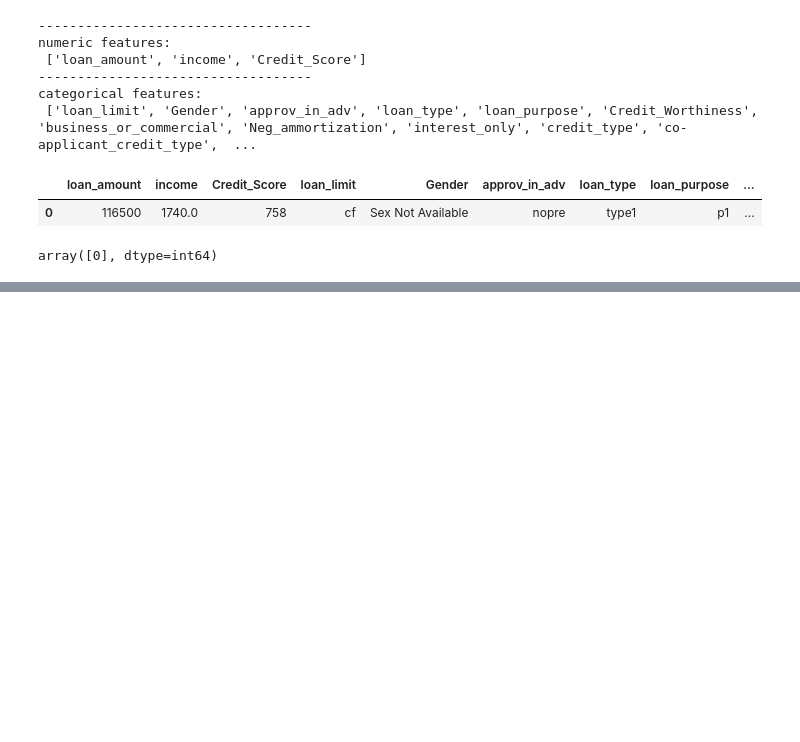
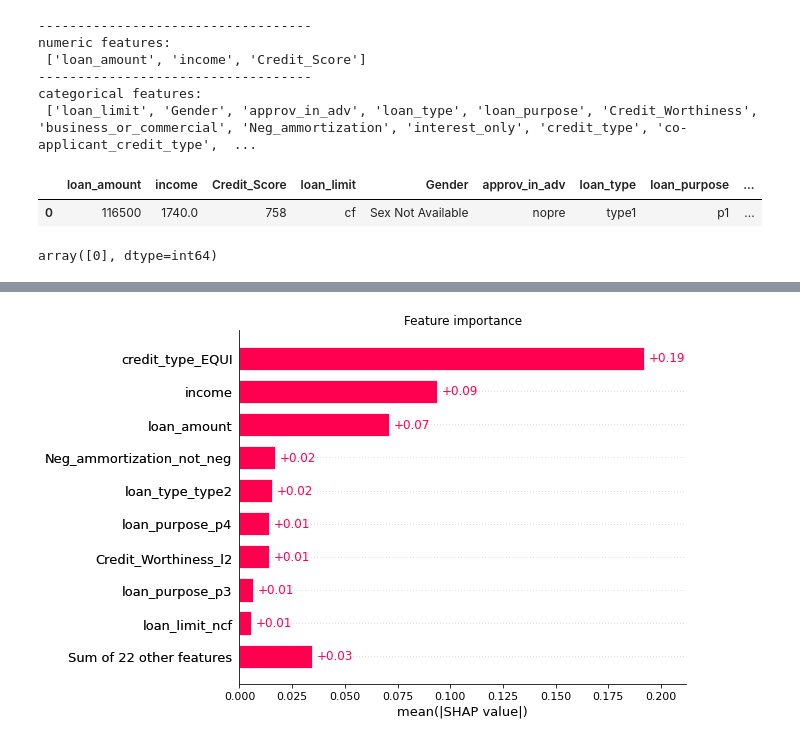
Before and after one commit to Sebastian1981/CustomerAnalytics_CreditDefaultPrediction, a Jupyter notebook: pipeline_poc.ipynb, the cells around one changed output, grey strips where cells are left out. Saved outputs shown, nothing was run; the diff lists cells and outputs as text; code cells hidden in the pictures; blank space fills up the shorter version.

Commit message:
add model explainability: feature names

```diff
--- a/pipeline_poc.ipynb
+++ b/pipeline_poc.ipynb
@@ -231,0 +275,4 @@ array([0], dtype=int64)
+# %%
+# get model
+model = pipeline['gbc']
+model
@@ -231,0 +281,6 @@ array([0], dtype=int64)
+# %%
+cat_features_enc = list(pipeline.named_steps['preprocessor'].transformers_[1][1].named_steps['onehotencode'].get_feature_names_out(cat_features))
+# %%
+# feature names
+feature_names = num_features + cat_features_enc
+feature_names
@@ -231,0 +305,18 @@ array([0], dtype=int64)
+# %%
+# init shap explainer
+explainer = shap.explainers.Permutation(model=model.predict,
+                                        masker=data_trans,
+                                        feature_names=feature_names,
+                                        max_evals=1000)
+# calculate shapley values
+shap_values = explainer(data_trans)
+# %%
+# bar plot
+shap.plots.bar(shap_values,
+                show=False)
+fig = plt.gcf()
+ax = plt.gca()
+ax.set_title('Feature importance')
+plt.show()
+# %% [output]
+[figure, added]
```
Also changed, not shown: parts of 12 cells of this notebook, 5 other files.
